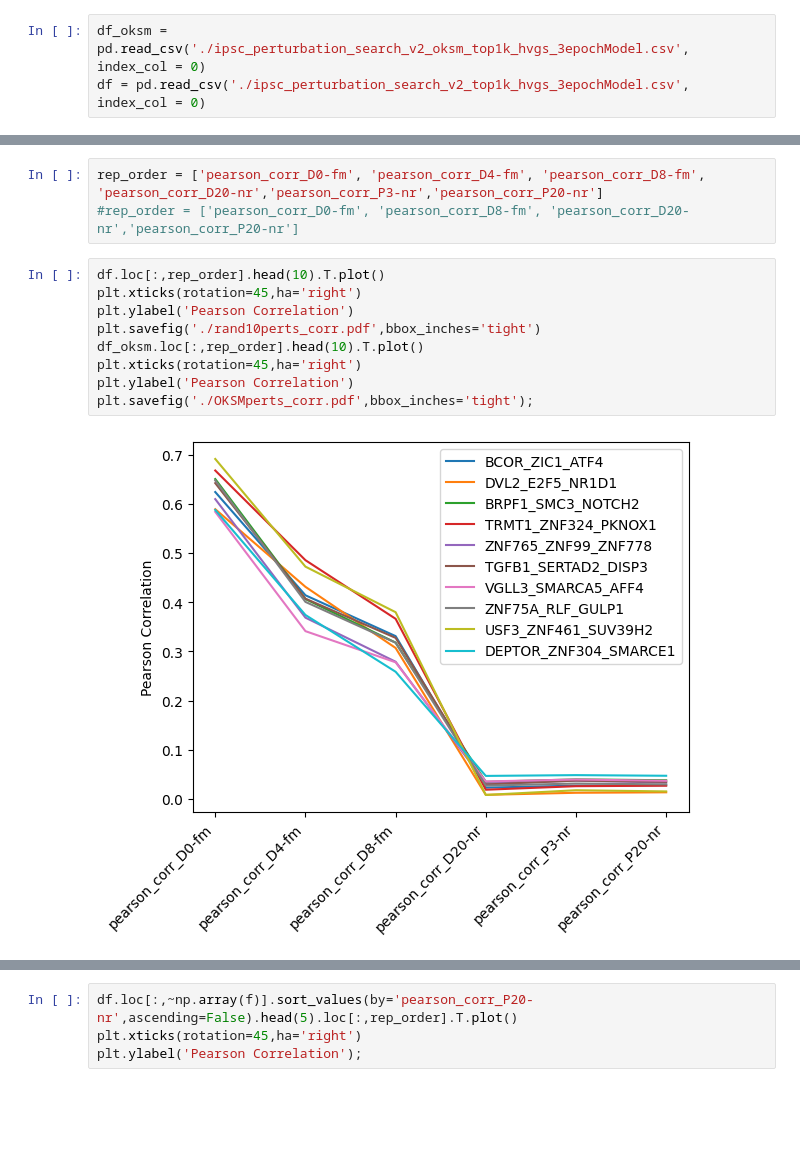
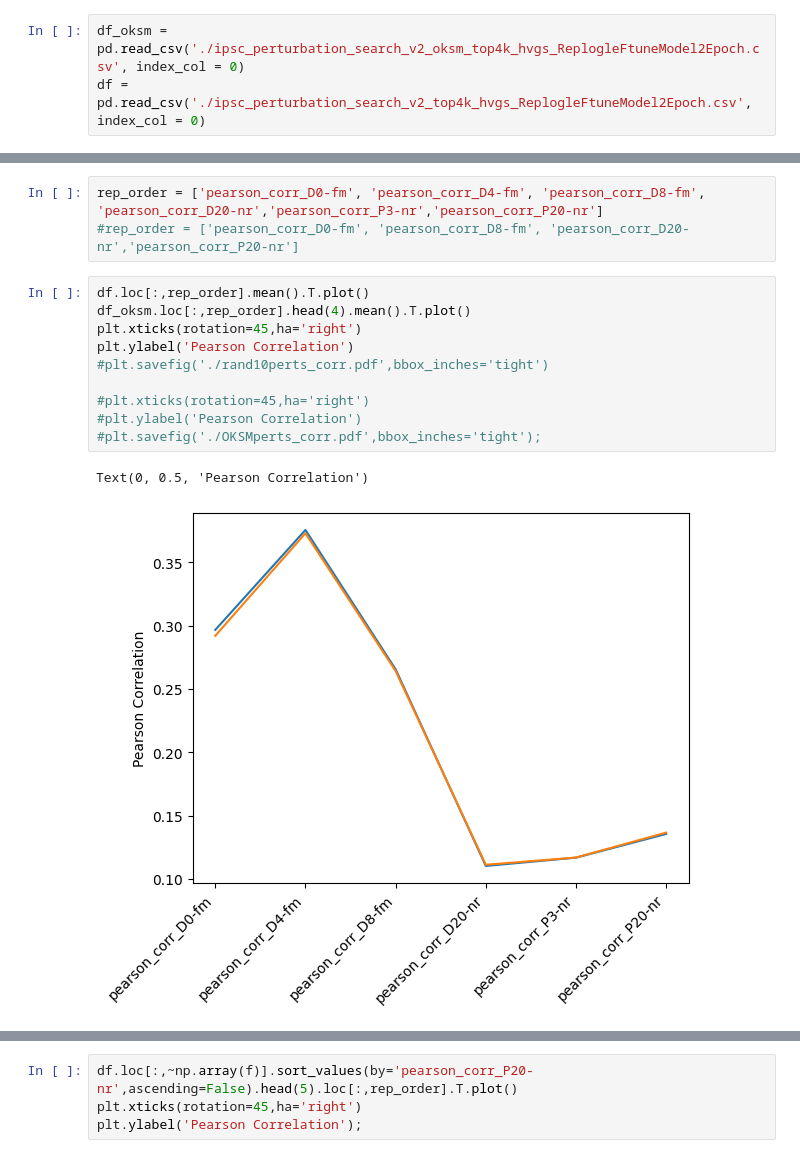
Before and after one commit to a93sokol/scGPT_reproduce, a Jupyter notebook: tutorials/explore_pert_search.ipynb, the cells around one changed output, grey strips where cells are left out. Saved outputs shown, nothing was run; the diff lists cells and outputs as text; blank space fills up the shorter version.

```diff
--- a/tutorials/explore_pert_search.ipynb
+++ b/tutorials/explore_pert_search.ipynb
@@ -3,8 +3,8 @@ import pandas as pd
 import numpy as np
 import matplotlib.pyplot as plt
 # %%
-df_oksm = pd.read_csv('./ipsc_perturbation_search_v2_oksm_top1k_hvgs_3epochModel.csv', index_col = 0)
-df = pd.read_csv('./ipsc_perturbation_search_v2_top1k_hvgs_3epochModel.csv', index_col = 0)
+df_oksm = pd.read_csv('./ipsc_perturbation_search_v2_oksm_top4k_hvgs_ReplogleFtuneModel2Epoch.csv', index_col = 0)
+df = pd.read_csv('./ipsc_perturbation_search_v2_top4k_hvgs_ReplogleFtuneModel2Epoch.csv', index_col = 0)
 # %%
 oksm_mask = ['SOX2' in i or'KLF4' in i or 'MYC' in i or 'POU5F1'in i for i in df.index.tolist()]
 np.sum(oksm_mask)
@@ -77,13 +74,15 @@ f = ['eucl' in i for i in df.columns]
 rep_order = ['pearson_corr_D0-fm', 'pearson_corr_D4-fm', 'pearson_corr_D8-fm', 'pearson_corr_D20-nr','pearson_corr_P3-nr','pearson_corr_P20-nr']
 #rep_order = ['pearson_corr_D0-fm', 'pearson_corr_D8-fm', 'pearson_corr_D20-nr','pearson_corr_P20-nr']
 # %%
-df.loc[:,rep_order].head(10).T.plot()
+df.loc[:,rep_order].mean().T.plot()
+df_oksm.loc[:,rep_order].head(4).mean().T.plot()
 plt.xticks(rotation=45,ha='right')
 plt.ylabel('Pearson Correlation')
-plt.savefig('./rand10perts_corr.pdf',bbox_inches='tight')
-df_oksm.loc[:,rep_order].head(10).T.plot()
-plt.xticks(rotation=45,ha='right')
-plt.ylabel('Pearson Correlation')
-plt.savefig('./OKSMperts_corr.pdf',bbox_inches='tight');
+#plt.savefig('./rand10perts_corr.pdf',bbox_inches='tight')
+
+#plt.xticks(rotation=45,ha='right')
+#plt.ylabel('Pearson Correlation')
+#plt.savefig('./OKSMperts_corr.pdf',bbox_inches='tight');
 # %% [output]
+Text(0, 0.5, 'Pearson Correlation')
-[figure, old version]
+[figure, new version]
```
Also changed, not shown: parts of 9 cells of this notebook, 5 other files.
